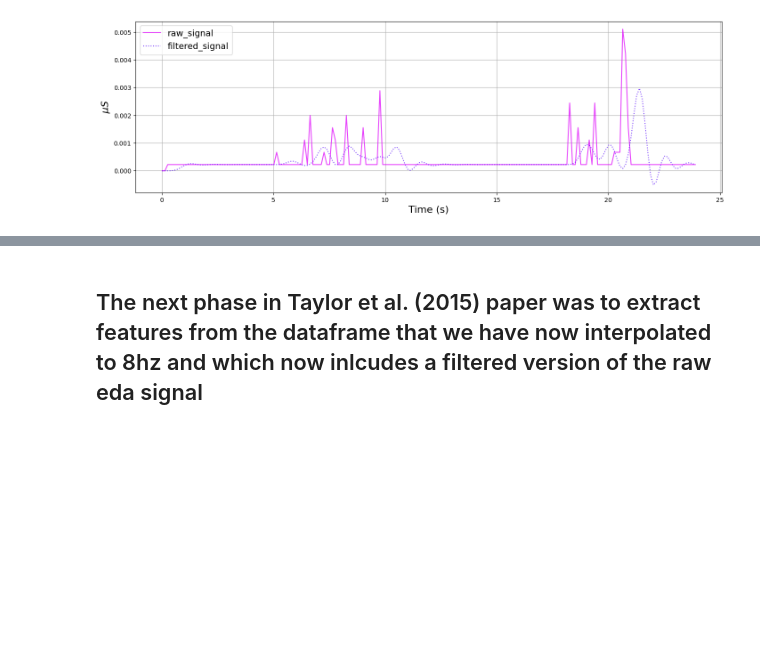
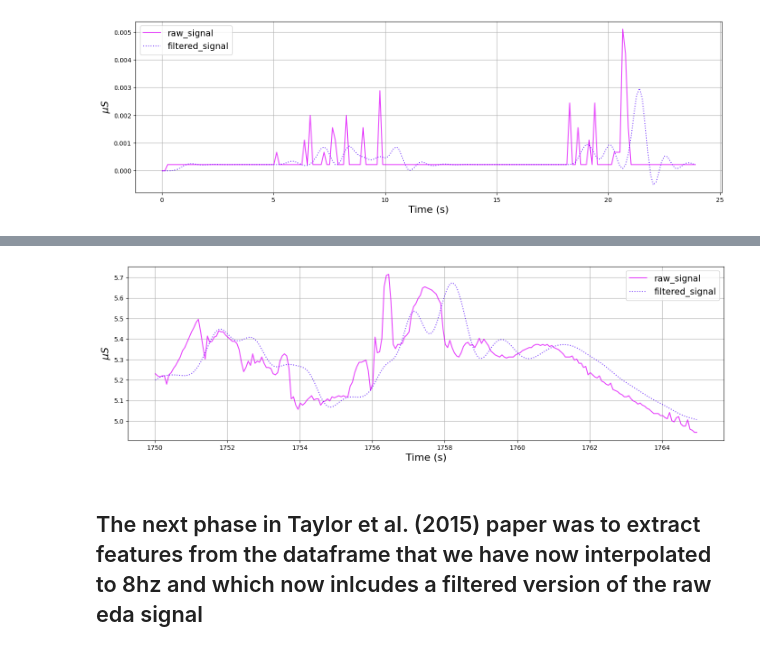
Before and after one commit to 08Aristodemus24/thesis-writing-1, a Jupyter notebook: eda-signal-classifier/experiementation.ipynb, the cells around one changed output, grey strips where cells are left out. Drawn from its saved outputs; the diff is of its cells as text; code cells hidden in the pictures; blank space fills up the shorter version.

```diff
--- a/eda-signal-classifier/experiementation.ipynb
+++ b/eda-signal-classifier/experiementation.ipynb
@@ -274,11 +275,11 @@ len(os.listdir('./data/Electrodermal Activity artifact correction BEnchmark (EDA
 - print question and answer by gemini about filtering raw eda signals using `scipy.signal.butter` etc.
 - once printed write down the function written
 # %%
-def interpolate_to_8hz(data: pd.DataFrame, sample_rate, start_time):
+def interpolate_signals(data: pd.DataFrame, sample_rate: int=128, start_time: datetime.datetime | str='01/01/1970', target_hz: int=8):
     """
     interpolates signals to a certain frequency i.e. if an
     eda signal has been recorded at 128hz it can be interpolated
-    to 8hz via downsampling or to 256hz via upsampling
+    to 8hz, 16hz, etc. via downsampling or to 256hz via upsampling
     """
 
     # get number of rows of dataframe
@@ -293,22 +294,26 @@ def interpolate_to_8hz(data: pd.DataFrame, sample_rate, start_time):
         # if our sample rate is 1, 3, 5, 6, or 7 which are all below 8 then
         # we convert our timestamps to that that increments to 125 milliseconds
         # now
-        data = data.resample('125ms').mean()
+        data = data.resample(f'{1000 / target_hz}ms').mean()
 
     # this is if sample rate is 8 or greater than 8
     else:
         if sample_rate > 8:
             # we create a list of indeces to use as index to access parts
             # of the dataframe which are at this point still integers
-            indeces = list(range(0, n_rows))
-            indeces_sampled = indeces[0::int(int(sample_rate) / 8)]
-            data = data.iloc[indeces_sampled]
+            indices = list(range(0, n_rows))
+            indices_sampled = indices[0::int(sample_rate / target_hz)]
+            data = data.iloc[indices_sampled]
 
         # get number of rows of dataframe which were newly sampled
         sampled_n_rows = data.shape[0]
 
-        # set the index to be 8hz
-        data.index = pd.date_range(start=start_time, periods=sampled_n_rows, freq='125ms')
+        # set the index to be our target frequency (in hz) i.e. if our new target
+        # frequency of  the signal is 8hz then 1000 / 8 would result in 125ms, if
+        # we want it to be 16 then 1000 / 16 would result in 62.5ms
+        freq = f'{1000 / target_hz}ms'
+        print(freq)
+        data.index = pd.date_range(start=start_time, periods=sampled_n_rows, freq=freq)
 
     # since data resampling and then aggregation (i.e. mean, sum, etc.)
     # from 500ms to 125ms for instance will likely generate empty or
@@ -671,3 +677,6 @@ view_time_frame(new_akakip_eda_df_8hz,
                 cols_to_use=['raw_signal', 'filtered_signal'])
 # %% [output]
 [figure]
+# %%
+akakip_eda_df_16hz = interpolate_signals(akakip_eda_df, sample_rate=128, start_time=akakip_start_time, target_hz=16)
+akakip_eda_df_16hz
@@ -673,0 +707,2 @@ view_time_frame(new_akakip_eda_df_8hz,
+# %%
+akakip_eda_df_16hz['filtered_signal'] = butter_lowpass_filter(akakip_eda_df_16hz['raw_signal'], cutoff=1.0, samp_freq=16, order=6)
@@ -673,0 +715,3 @@ view_time_frame(new_akakip_eda_df_8hz,
+# %%
+new_akakip_eda_df_16hz = akakip_eda_df_16hz.reset_index(drop=True)
+new_akakip_eda_df_16hz
@@ -674,3 +766,7 @@ view_time_frame(new_akakip_eda_df_8hz,
+# %%
+view_time_frame(new_akakip_eda_df_16hz, samp_freq=16, cols_to_use=['raw_signal', 'filtered_signal'])
+# %% [output]
+[figure, added]
 # %% [markdown]
 ## The next phase in Taylor et al. (2015) paper was to extract features from the dataframe that we have now interpolated to 8hz and which now inlcudes a filtered version of the raw eda signal
 # %%
```
Also changed, not shown: parts of 45 cells of this notebook.
